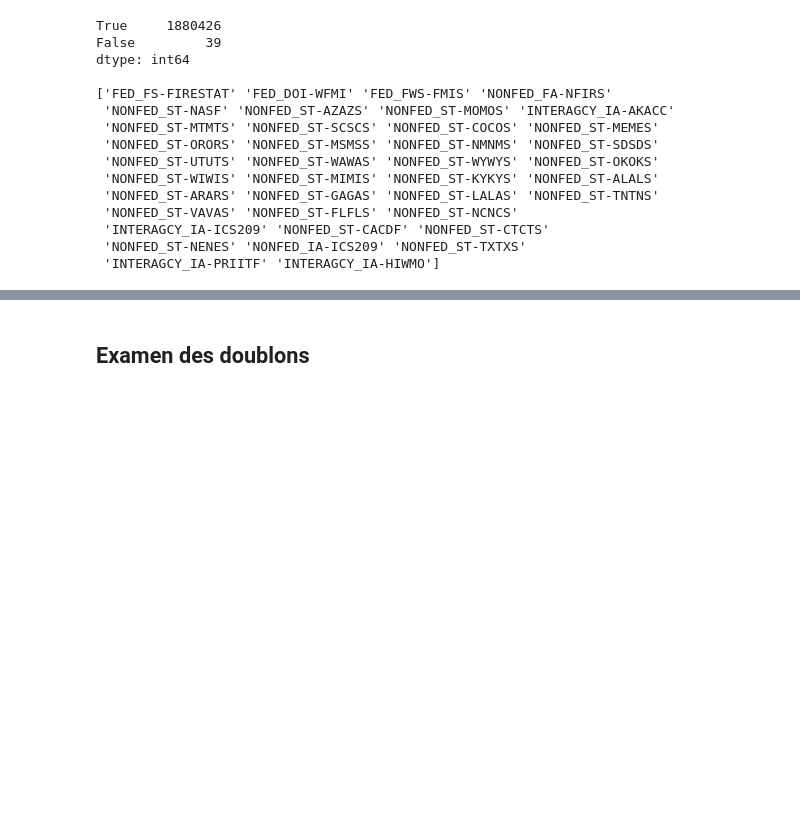
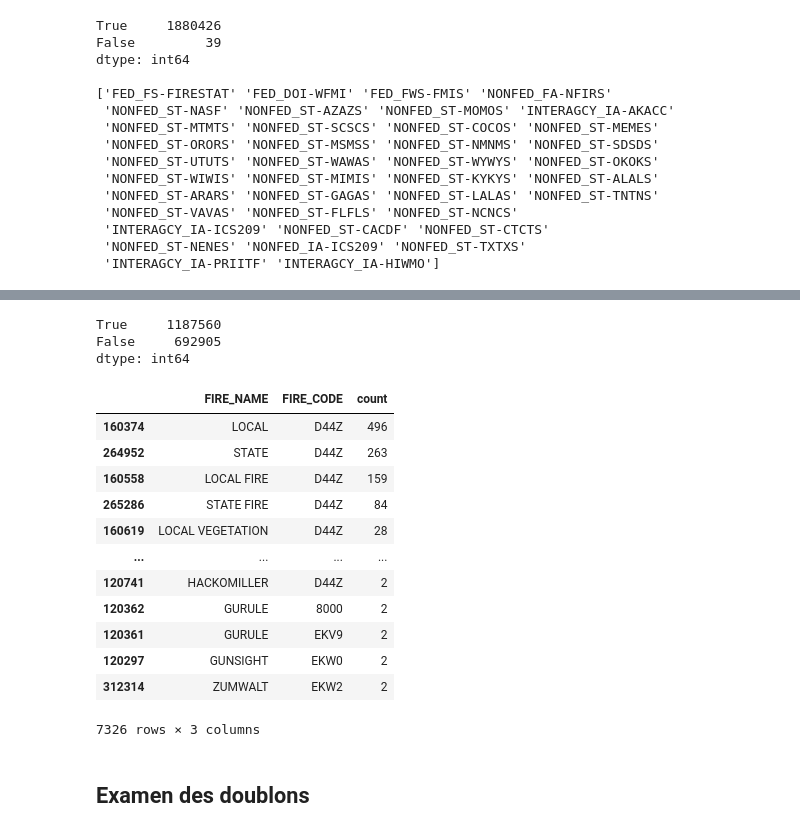
Before and after one commit to paulokmmf/Projet_DA_WILDFIRE, a Jupyter notebook: wildfire_USA.ipynb, the cells around one changed output, grey strips where cells are left out. Drawn from its saved outputs; the diff is of its cells as text; code cells hidden in the pictures; blank space fills up the shorter version.

```diff
--- a/wildfire_USA.ipynb
+++ b/wildfire_USA.ipynb
@@ -227,3 +236,27 @@ dtype: int64
+# %%
+# Est ce qu'une valeur donnée dans la colonne FIRE_CODE correspond à une valeur spécifique de la colonne FIRE_NAME ?
+fires_code_name = pd.DataFrame(fires['FIRE_CODE']).join(fires['FIRE_NAME'])
+print(fires_code_name.duplicated().value_counts())
+group_by = fires_code_name.groupby(['FIRE_NAME'], as_index = False).value_counts()
+group_by[group_by['count'] > 1].sort_values(by = 'count', ascending = False)
+# On voit bien qu'un code ne correspond pas systématiquement à un seul nom de feu. Un même code peut posséder plusieurs noms et inversement.
+# %% [output]
+True     1187560
+False     692905
+dtype: int64
+|  | FIRE_NAME | FIRE_CODE | count |
+| 160374 | LOCAL | D44Z | 496 |
+| 264952 | STATE | D44Z | 263 |
+| 160558 | LOCAL FIRE | D44Z | 159 |
+| 265286 | STATE FIRE | D44Z | 84 |
+| 160619 | LOCAL VEGETATION | D44Z | 28 |
+| ... | ... | ... | ... |
+| 120741 | HACKOMILLER | D44Z | 2 |
+| 120362 | GURULE | 8000 | 2 |
+| 120361 | GURULE | EKV9 | 2 |
+| 120297 | GUNSIGHT | EKW0 | 2 |
+| 312314 | ZUMWALT | EKW2 | 2 |
+7326 rows × 3 columns
 # %% [markdown]
 ## Examen des doublons
 # %% [markdown]
```
Also changed, not shown: parts of 27 cells of this notebook, 3 other files.
